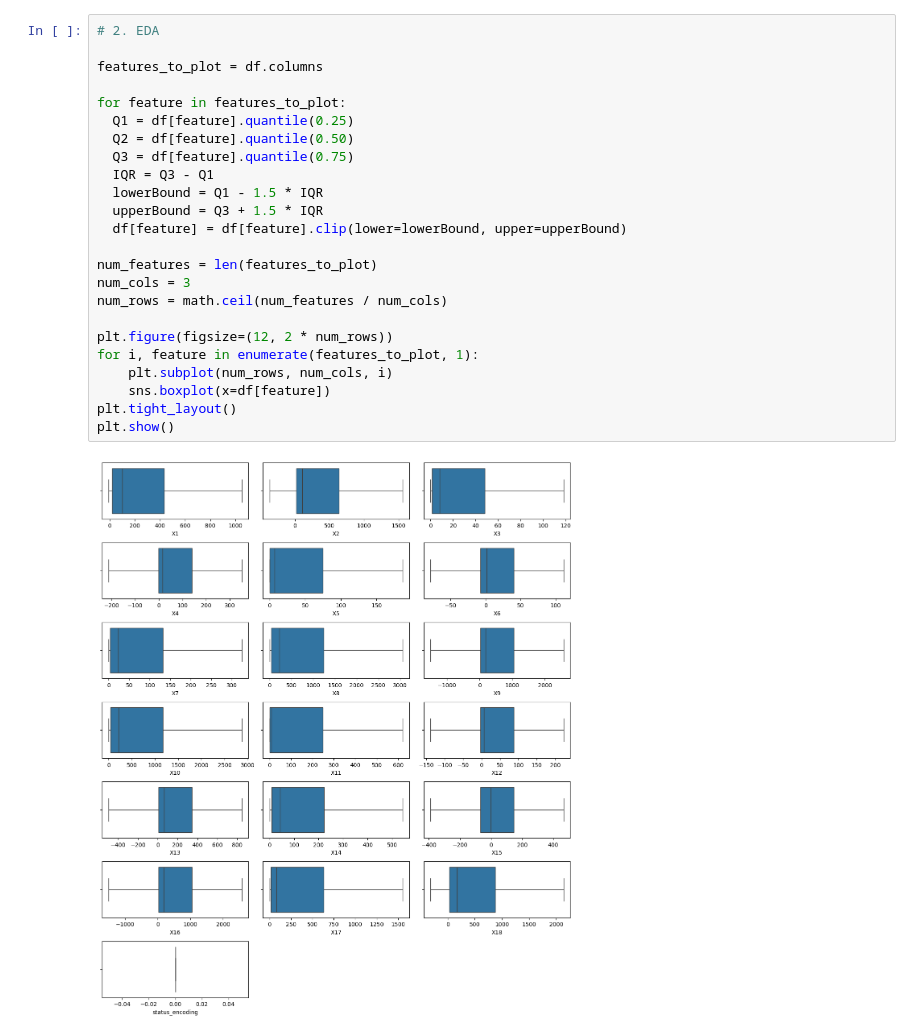
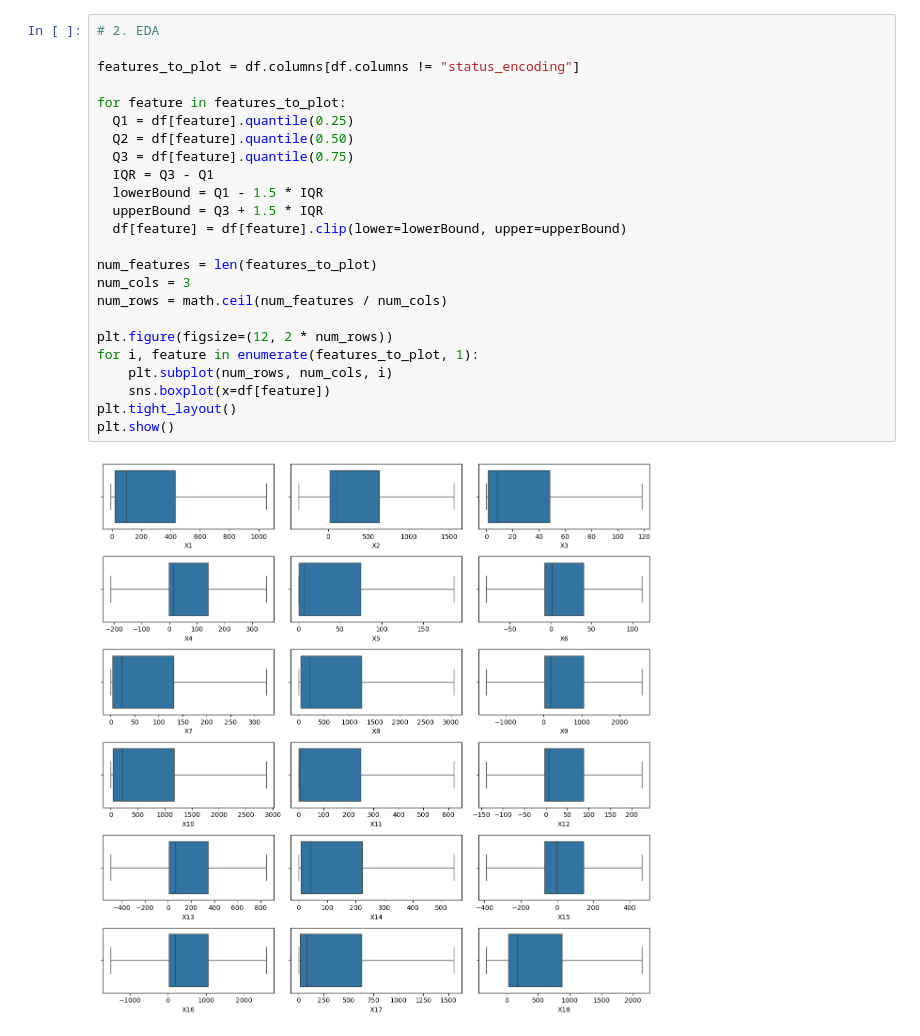
Before and after one commit to dovelover145/Bankruptcy-Prediction, a Jupyter notebook: bankruptcy_pred.ipynb, the cells around one changed output. Saved outputs shown, nothing was run; the diff lists cells and outputs as text.

```diff
--- a/bankruptcy_pred.ipynb
+++ b/bankruptcy_pred.ipynb
@@ -86,29 +89,29 @@ Labels in the dataset: ['alive' 'failed']
 # %%
 # 2. EDA
 
-features_to_plot = df.columns
+features_to_plot = df.columns[df.columns != "status_encoding"]
 
 for feature in features_to_plot:
   Q1 = df[feature].quantile(0.25)
   Q2 = df[feature].quantile(0.50)
   Q3 = df[feature].quantile(0.75)
   IQR = Q3 - Q1
   lowerBound = Q1 - 1.5 * IQR
   upperBound = Q3 + 1.5 * IQR
   df[feature] = df[feature].clip(lower=lowerBound, upper=upperBound)
 
 num_features = len(features_to_plot)
 num_cols = 3
 num_rows = math.ceil(num_features / num_cols)
 
 plt.figure(figsize=(12, 2 * num_rows))
 for i, feature in enumerate(features_to_plot, 1):
     plt.subplot(num_rows, num_cols, i)
     sns.boxplot(x=df[feature])
 plt.tight_layout()
 plt.show()
 # %% [output]
-[figure, old version]
+[figure, new version]
 # %%
 # Data Scaling/Standardization
 
```
Also changed, not shown: parts of 3 cells of this notebook, 1 other file.
